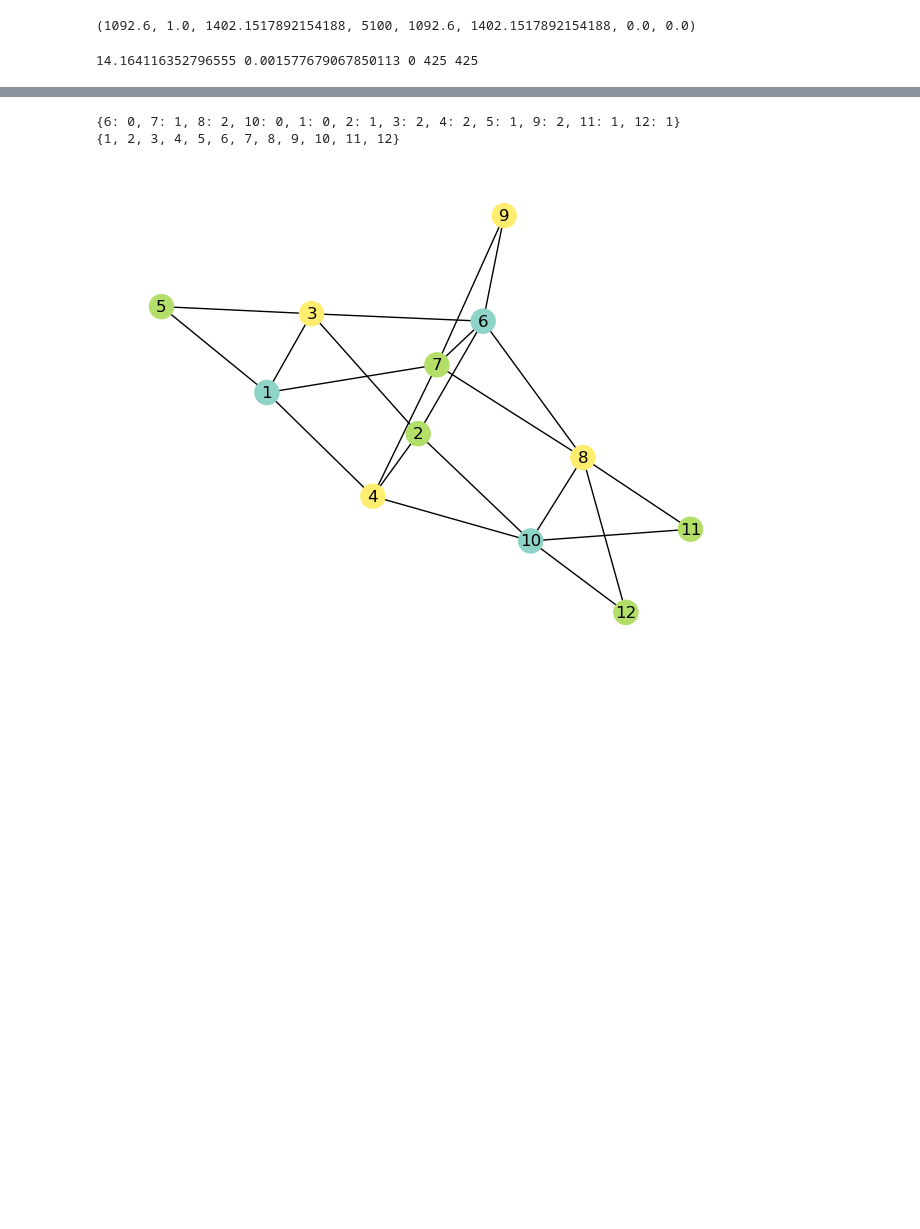
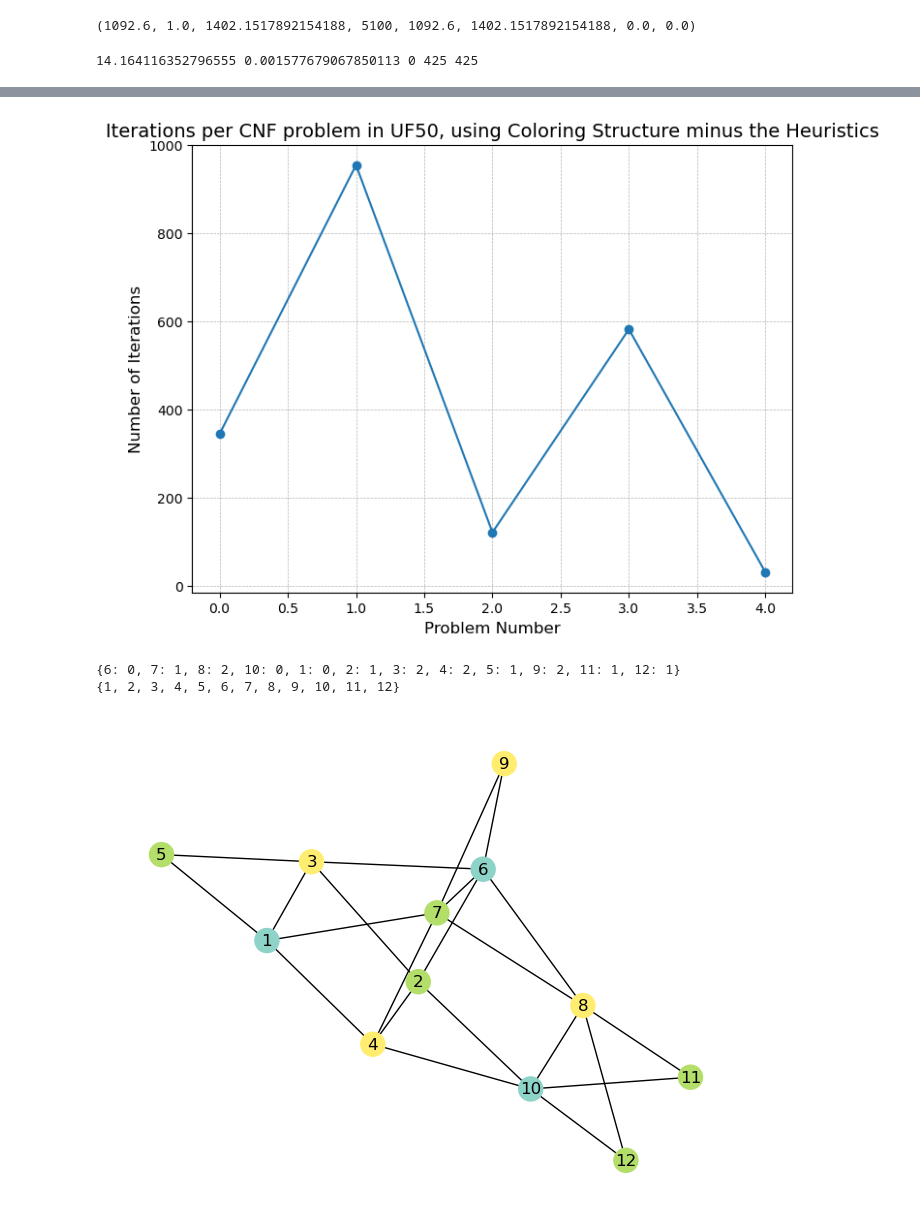
Before and after one commit to danielespo/juniper, a Jupyter notebook: testingColoring.ipynb, the cells around one changed output, grey strips where cells are left out. Drawn from its saved outputs; the diff is of its cells as text; code cells hidden in the pictures; blank space fills up the shorter version.

```diff
--- a/testingColoring.ipynb
+++ b/testingColoring.ipynb
@@ -486,5 +548,7 @@ def WalksatEquivalentOfColoring(clauses, colors, max_tries, max_flips, p):
 # %%
 import math
+random.seed(1337)
+np.random.seed(1337)
 filepaths = ["/home/dae/SatExperiments/juniper/uf50suiteSATLIB/uf5001.cnf",
              "/home/dae/SatExperiments/juniper/uf50suiteSATLIB/uf5002.cnf",
              "/home/dae/SatExperiments/juniper/uf50suiteSATLIB/uf5003.cnf",
@@ -499,21 +563,30 @@ for filepath in filepaths:
         print(f"Error reading CNF file: {e}")
         raise ValueError
 
-    colors = GenerateColors(clauses)
-    max_flips = math.floor(max_flips / len(colors)) #2000 for uf20
+    # same setup as before.
+    max_flips = 100000
     max_tries = 1
     probability = 0.5
-    max_flips = 100000
 
     #AlgorithmA1(clauses, colors, max_tries, max_loops, p, heuristic_mode=0)
-    result = AlgorithmA1Iter(clauses, colors, max_tries, max_flips, probability, heuristic_mode=1)
+    result = WalksatEquivalentOfColoring(clauses, colors, max_tries, max_flips, probability)
 
     if result != "FAIL":
         SAT = 1
         #assignment, try, loop, flips
-        results_nov8.append([result[1], result[2], result[3]])
+        results_nov11.append([result[1], result[2], result[3]])
     else:
-        results_nov8.append([0,0,0]) # No satisfying assignment found within the given limits
+        results_nov11.append([0,0,0]) # No satisfying assignment found within the given limits
+# %%
+tempnov11 = [results_nov11[0][1], results_nov11[1][1],results_nov11[2][1], results_nov11[3][1], results_nov11[4][1]]
+plt.figure(figsize=(8, 6))
+plt.plot(tempnov11, marker='o', linestyle='-')
+plt.xlabel('Problem Number', fontsize=12)
+plt.ylabel('Number of Iterations', fontsize=12)
+plt.title('Iterations per CNF problem in UF50, using Coloring Structure minus the Heuristics', fontsize=14)
+plt.grid(True, which='both', linestyle='--', linewidth=0.5)
+# %% [output]
+[figure, added]
 # %%
 def read_dimacs(filename):
     clauses = []
```
Also changed, not shown: parts of 4 cells of this notebook.
